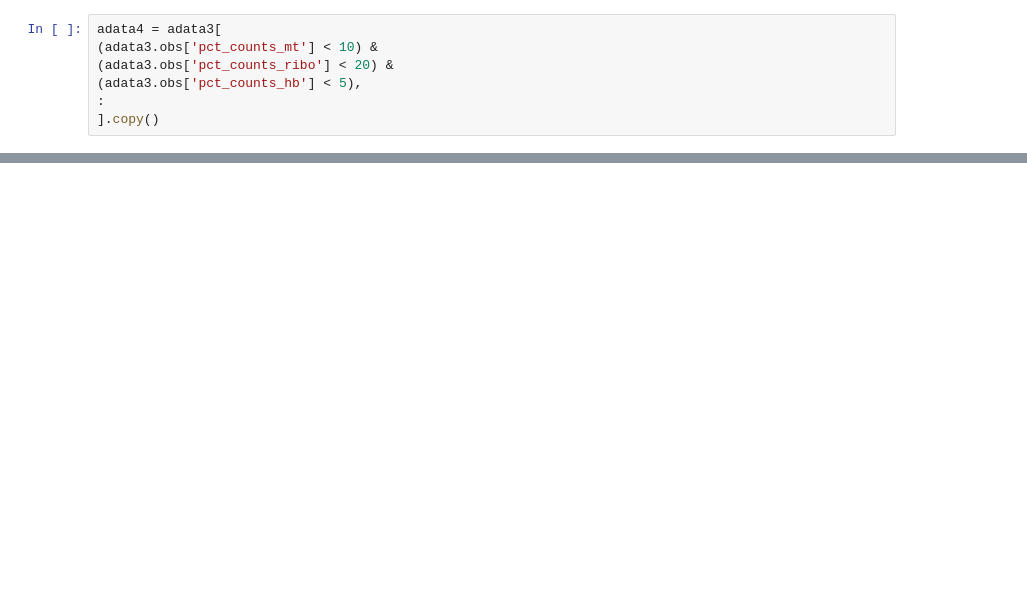
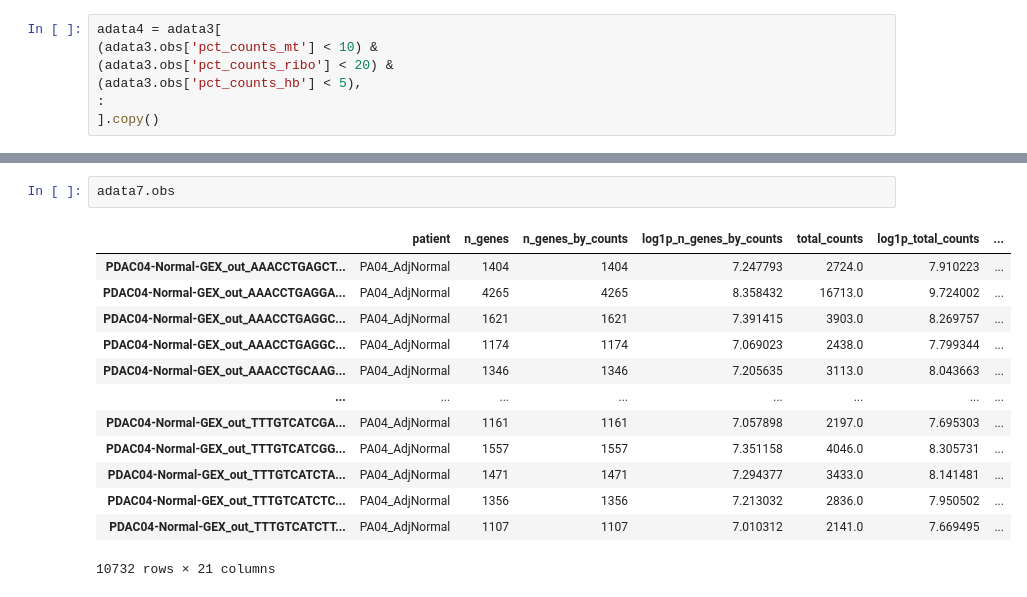
Before and after one commit to adole2008/PDAC-scRNA, a Jupyter notebook: analysis.ipynb, the cells around one changed output, grey strips where cells are left out. Drawn from its saved outputs; the diff is of its cells as text; blank space fills up the shorter version.

```diff
--- a/analysis.ipynb
+++ b/analysis.ipynb
@@ -74,0 +167,16 @@ sc.pp.log1p(adata6)
+# %%
+adata7.obs
+# %% [output]
+|  | patient | n_genes | n_genes_by_counts | log1p_n_genes_by_counts | total_counts | log1p_total_counts | ... |
+| PDAC04-Normal-GEX_out_AAACCTGAGCT... | PA04_AdjNormal | 1404 | 1404 | 7.247793 | 2724.0 | 7.910223 | ... |
+| PDAC04-Normal-GEX_out_AAACCTGAGGA... | PA04_AdjNormal | 4265 | 4265 | 8.358432 | 16713.0 | 9.724002 | ... |
+| PDAC04-Normal-GEX_out_AAACCTGAGGC... | PA04_AdjNormal | 1621 | 1621 | 7.391415 | 3903.0 | 8.269757 | ... |
+| PDAC04-Normal-GEX_out_AAACCTGAGGC... | PA04_AdjNormal | 1174 | 1174 | 7.069023 | 2438.0 | 7.799344 | ... |
+| PDAC04-Normal-GEX_out_AAACCTGCAAG... | PA04_AdjNormal | 1346 | 1346 | 7.205635 | 3113.0 | 8.043663 | ... |
+| ... | ... | ... | ... | ... | ... | ... | ... |
+| PDAC04-Normal-GEX_out_TTTGTCATCGA... | PA04_AdjNormal | 1161 | 1161 | 7.057898 | 2197.0 | 7.695303 | ... |
+| PDAC04-Normal-GEX_out_TTTGTCATCGG... | PA04_AdjNormal | 1557 | 1557 | 7.351158 | 4046.0 | 8.305731 | ... |
+| PDAC04-Normal-GEX_out_TTTGTCATCTA... | PA04_AdjNormal | 1471 | 1471 | 7.294377 | 3433.0 | 8.141481 | ... |
+| PDAC04-Normal-GEX_out_TTTGTCATCTC... | PA04_AdjNormal | 1356 | 1356 | 7.213032 | 2836.0 | 7.950502 | ... |
+| PDAC04-Normal-GEX_out_TTTGTCATCTT... | PA04_AdjNormal | 1107 | 1107 | 7.010312 | 2141.0 | 7.669495 | ... |
+10732 rows × 21 columns
```
Also changed, not shown: parts of 9 cells of this notebook, 5 other files.
